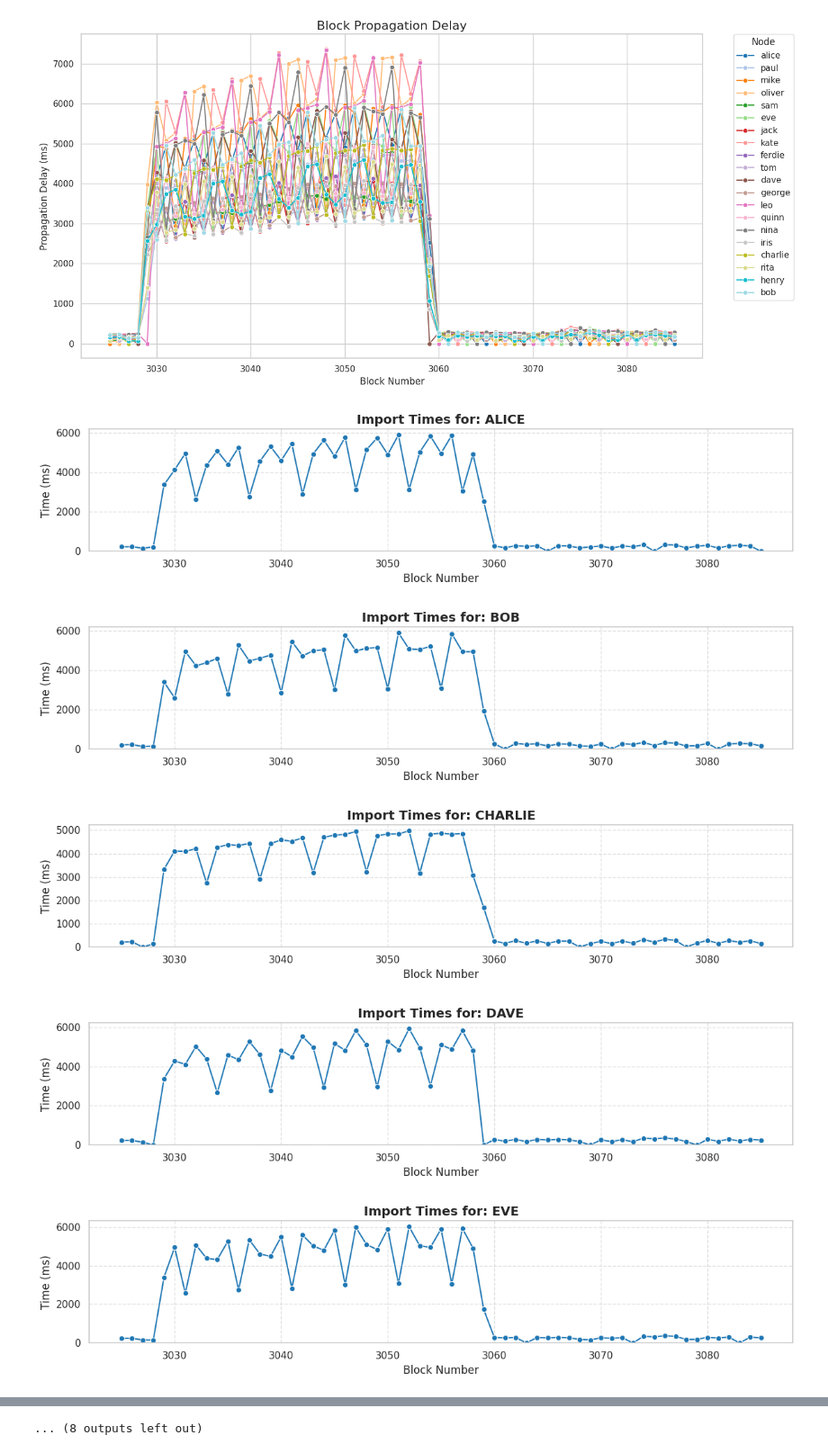
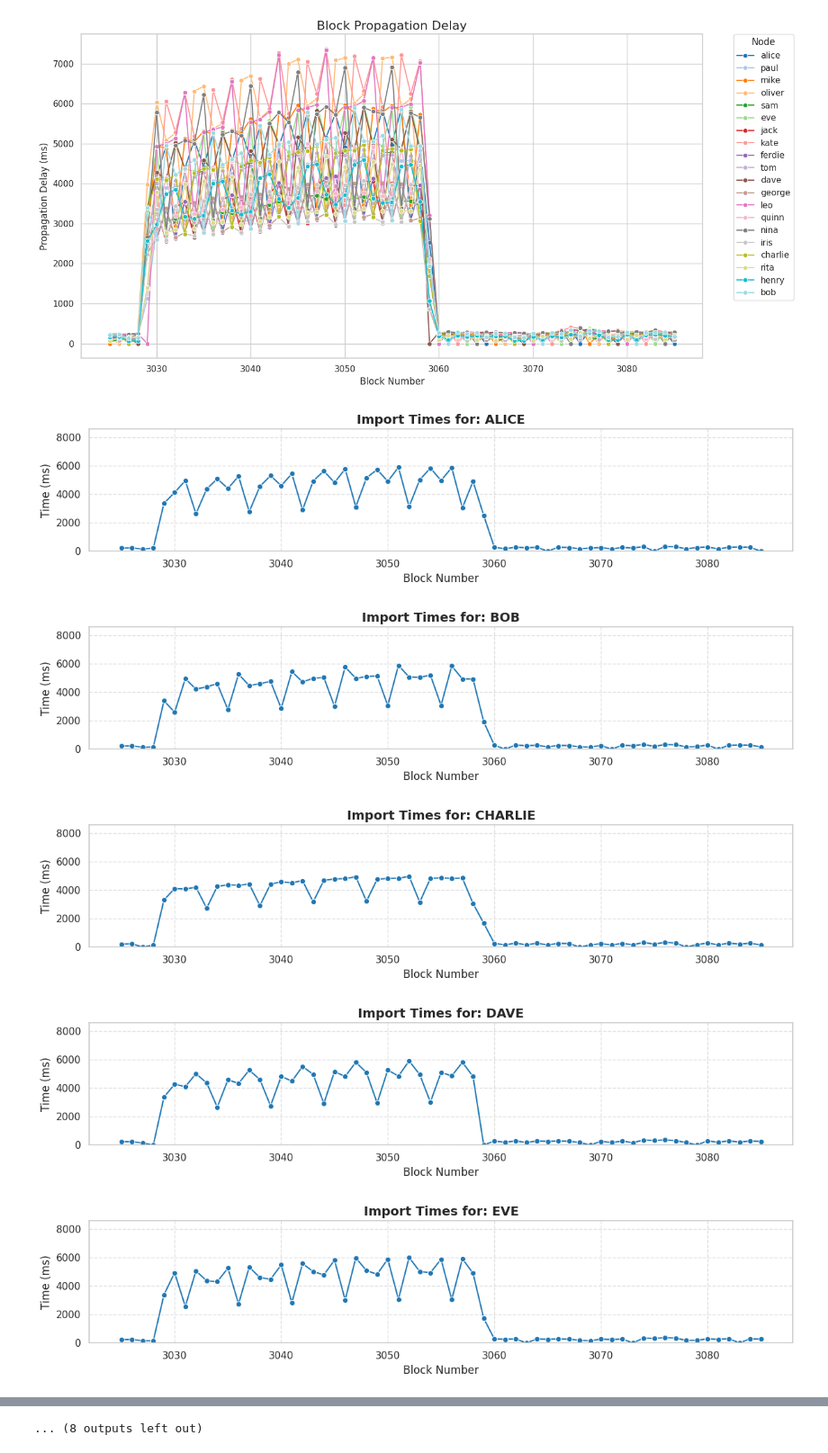
Before and after one commit to midnightntwrk/partner-chains, a Jupyter notebook: e2e-tests/utils/benchmarks/block_size_benchmarks/jupyter/Block_import_times.ipynb, the cells around one changed output, grey strips where cells are left out. Shown at 90% size. Saved outputs shown, nothing was run; the diff lists cells and outputs as text; code cells hidden in the pictures.

```diff
--- a/e2e-tests/utils/benchmarks/block_size_benchmarks/jupyter/Block_import_times.ipynb
+++ b/e2e-tests/utils/benchmarks/block_size_benchmarks/jupyter/Block_import_times.ipynb
@@ -212,47 +212,57 @@ Sample Data (First 5 rows):
 Graph saved as 'import_times_hash_matched.png'
 [figure]
 # %%
+import matplotlib.pyplot as plt
+import seaborn as sns
+
+# 1. PRE-CALCULATE THE Y-AXIS LIMIT
+# Find the max value in the whole dataset and add a 10% buffer for visual spacing
+max_val = df['ImportTime_ms'].max()
+global_y_limit = max_val * 1.1
+
 # Get a list of all unique nodes and sort them alphabetically
 nodes = sorted(df['Node'].unique())
 
 # Loop through each node and create a separate graph
 for node in nodes:
-    # 1. Filter the data for just this node
+    # Filter the data for just this node
     node_data = df[df['Node'] == node]
 
-    # 2. Create a new figure for this node
-    plt.figure(figsize=(12, 3)) # Wide and short format
+    # Create a new figure for this node
+    plt.figure(figsize=(12, 3))
 
-    # 3. Plot the line
+    # Plot the line
     sns.lineplot(
         data=node_data,
         x="Block",
         y="ImportTime_ms",
         marker="o",
         color='tab:blue',
         errorbar=None
     )
 
-    # 4. formatting
+    # Formatting
     plt.title(f"Import Times for: {node.upper()}", fontsize=14, fontweight='bold')
     plt.ylabel("Time (ms)")
     plt.xlabel("Block Number")
 
-    # Optional: Force the Y-axis to start at 0 to see scale better
-    plt.ylim(bottom=0)
+    # --- CRITICAL CHANGE HERE ---
+    # Force every plot to use the same 0 to Global Max scale
+    plt.ylim(0, global_y_limit)
+    # ----------------------------
 
     # Ensure X-axis shows every block integer (if list isn't too long)
     if len(df["Block"].unique()) < 50:
         plt.xticks(df["Block"].unique())
 
     plt.grid(True, linestyle='--', alpha=0.6)
     plt.tight_layout()
 
-    # 5. Display the graph
+    # Display the graph
     plt.show()
 # %% [output]
-[figure, old version]
+[figure, new version]
-[figure, old version]
+[figure, new version]
-[figure, old version]
+[figure, new version]
-[figure, old version]
+[figure, new version]
-[figure, old version]
+[figure, new version]
```
Also changed, not shown: parts of 1 cell of this notebook, 1 other file.
